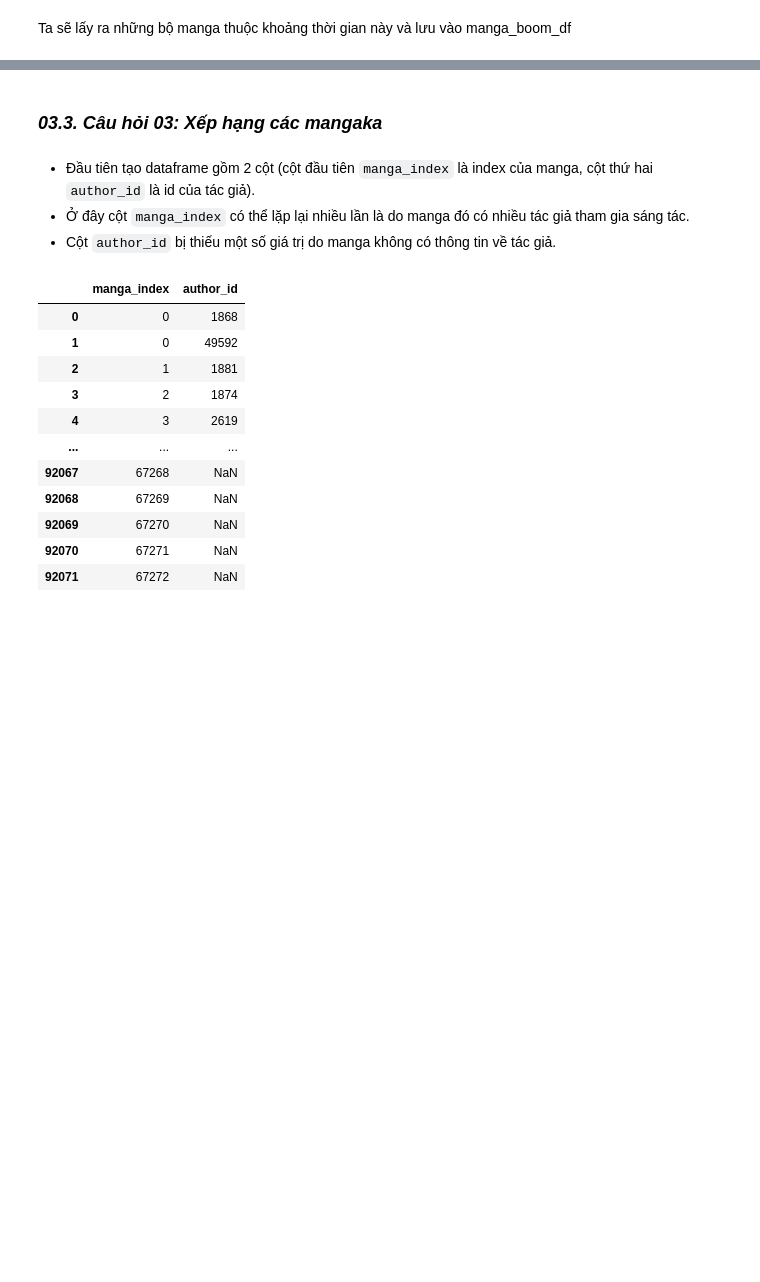
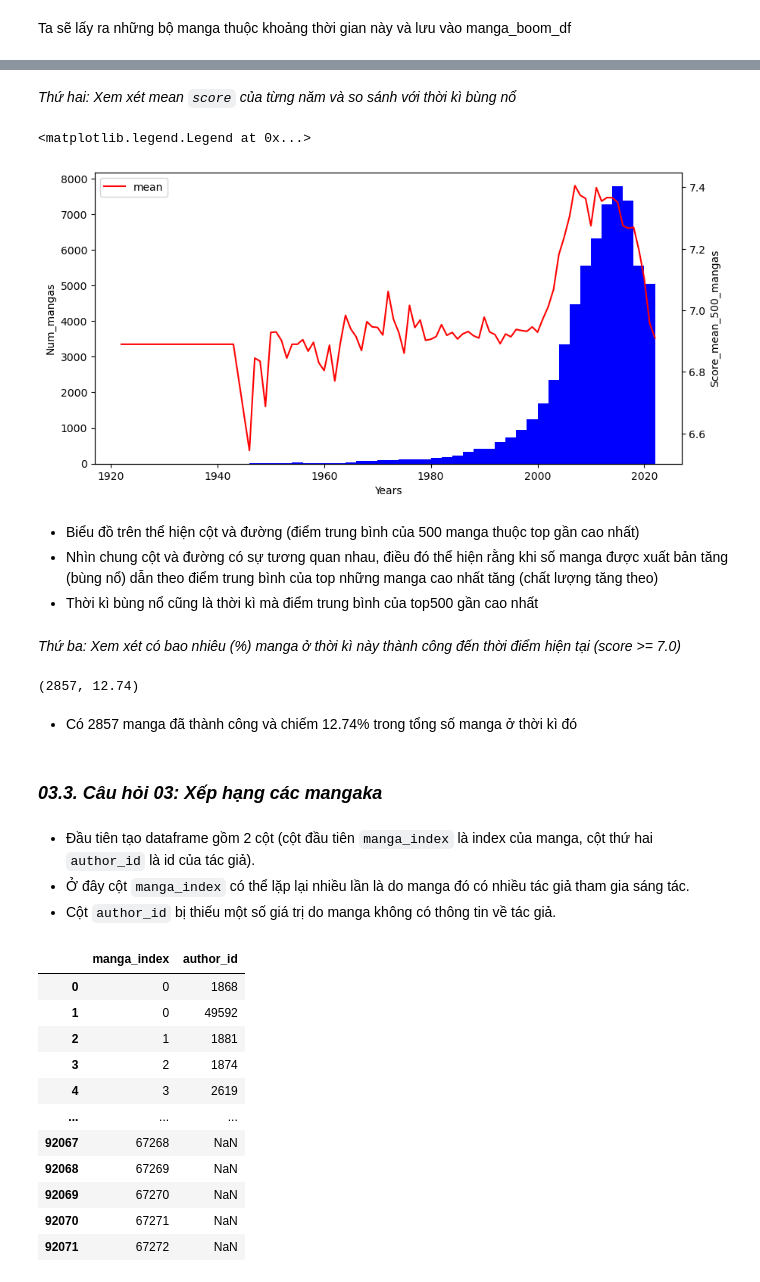
Before and after one commit to lengoctuong/Prj-Manga-Dataset_Programming4DS, a Jupyter notebook: 03_Asking-Questions-and-Analyzing.ipynb, the cells around one changed output, grey strips where cells are left out. Cells and saved outputs as stored; diff of their text form; code cells hidden in the pictures; blank space fills up the shorter version.

```diff
--- a/03_Asking-Questions-and-Analyzing.ipynb
+++ b/03_Asking-Questions-and-Analyzing.ipynb
@@ -469,3 +483,33 @@ Các thể loại và chủ đề như: Romance và School vẫn luôn chiếm p
+# %% [markdown]
+_Thứ hai: Xem xét mean `score` của từng năm và so sánh với thời kì bùng nổ_
+# %%
+num_manga_score_fig, num_manga_score_x1 = plt.subplots(figsize=(10, 5))
+num_manga_score_x1.set_xlabel('Years')
+num_manga_score_x1.set_ylabel('Num_mangas')
+num_manga_score_x1.hist(manga_df['real_start_year'], bins=50, color='b')
+
+num_manga_score_x2 = num_manga_score_x1.twinx()
+num_manga_score_x2.set_xlabel('Years')
+num_manga_score_x2.set_ylabel('Score_mean_500_mangas')
+num_manga_score_x2.plot(manga_df.groupby('real_start_year')['score'].agg(score_mean=lambda scores: np.nanmean(scores) if len(scores) < 500 else np.nanmean(scores[:500])), color='r', label='mean')
+# num_manga_score_x2.plot(manga_df.groupby('real_start_year')['score'].agg(score_mean='max'), color='g', label='max')
+# num_manga_score_x2.plot(manga_df.groupby('real_start_year')['score'].agg(score_mean='min'), color='y', label='min')
+num_manga_score_x2.legend(loc='upper left')
+# %% [output]
+<matplotlib.legend.Legend at 0x...>
+[figure, added]
+# %% [markdown]
+- Biểu đồ trên thể hiện cột và đường (điểm trung bình của 500 manga thuộc top gần cao nhất)
+- Nhìn chung cột và đường có sự tương quan nhau, điều đó thể hiện rằng khi số manga được xuất bản tăng (bùng nổ) dẫn theo điểm trung bình của top những manga cao nhất tăng (chất lượng tăng theo)
+- Thời kì bùng nổ cũng là thời kì mà điểm trung bình của top500 gần cao nhất
+# %% [markdown]
+_Thứ ba: Xem xét có bao nhiêu (%) manga ở thời kì này thành công đến thời điểm hiện tại (score >= 7.0)_
+# %%
+manga_boom_df[manga_boom_df['score'] >= 7].shape[0], np.round_(manga_boom_df[manga_boom_df['score'] >= 7].shape[0] / manga_boom_df.shape[0] * 100, 2)
+# %% [output]
+(2857, 12.74)
+# %% [markdown]
+- Có 2857 manga đã thành công và chiếm 12.74% trong tổng số manga ở thời kì đó
 # %% [markdown]
 ### **_03.3. Câu hỏi 03: Xếp hạng các mangaka_**
 # %% [markdown]
```
Also changed, not shown: parts of 16 cells of this notebook.
